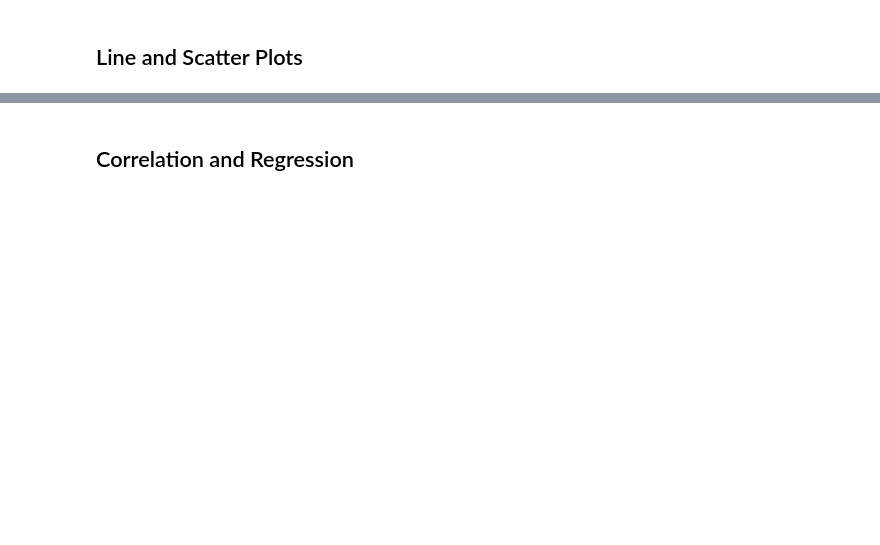
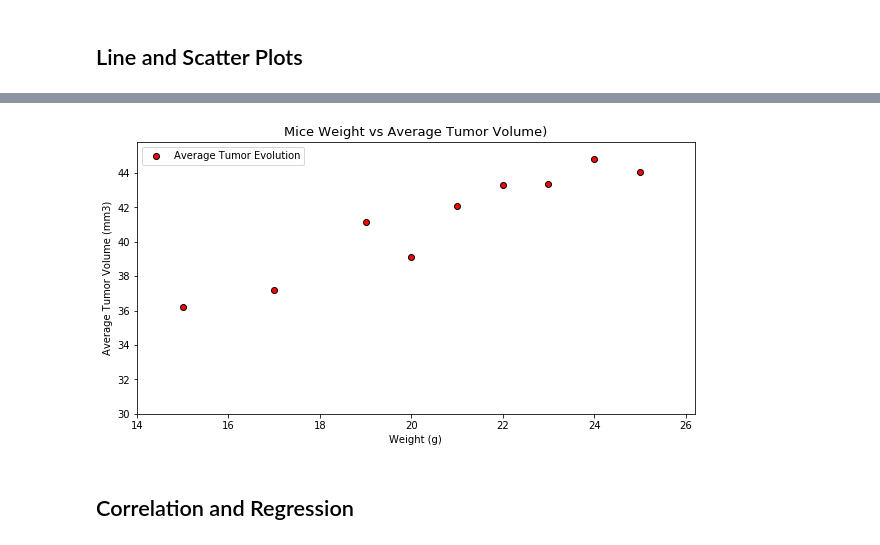
Before and after one commit to azpunit/Matplotlib-challenge, a Jupyter notebook: pymaceuticals.ipynb, the cells around one changed output, grey strips where cells are left out. Saved outputs shown, nothing was run; the diff lists cells and outputs as text; code cells hidden in the pictures; blank space fills up the shorter version.

```diff
--- a/pymaceuticals.ipynb
+++ b/pymaceuticals.ipynb
@@ -339,3 +442,27 @@ for drug in final_last:
+# %%
+# Generate a scatter plot of mouse weight versus average tumor volume for the Capomulin regimen
+columns = ["Mouse ID", "Drug Regimen", "Sex", "Age_months", "Weight (g)", "Timepoint", "Tumor Volume (mm3)", "Metastatic Sites"]
+clean_capomulin_study = clean_mouse_study.loc[clean_mouse_study["Drug Regimen"] == "Capomulin", columns]
+mice_weight_group = clean_capomulin_study.groupby("Weight (g)")
+tumor_volume_per_weight = mice_weight_group[["Tumor Volume (mm3)"]].mean()
+tumor_volume_per_weight_df = tumor_volume_per_weight.reset_index()
+weight_values = tumor_volume_per_weight_df["Weight (g)"]
+average_tumor_volume_per_weight = tumor_volume_per_weight_df["Tumor Volume (mm3)"]
+
+plt.figure(figsize=(10,5))
+plt.scatter(weight_values, average_tumor_volume_per_weight, marker="o", facecolors="red", edgecolors="black", label="Average Tumor Evolution")
+
+plt.legend(loc="best")
+plt.ylim(30, max(average_tumor_volume_per_weight)+1)
+plt.xlim(14, max(weight_values)+1.2)
+
+plt.title("Mice Weight vs Average Tumor Volume)", fontsize=13)
+plt.xlabel("Weight (g)")
+plt.ylabel("Average Tumor Volume (mm3)")
+
+plt.show()
+# %% [output]
+[figure, added]
 # %% [markdown]
 ## Correlation and Regression
 # %%
```
Also changed, not shown: parts of 9 cells of this notebook, 2 other files.
